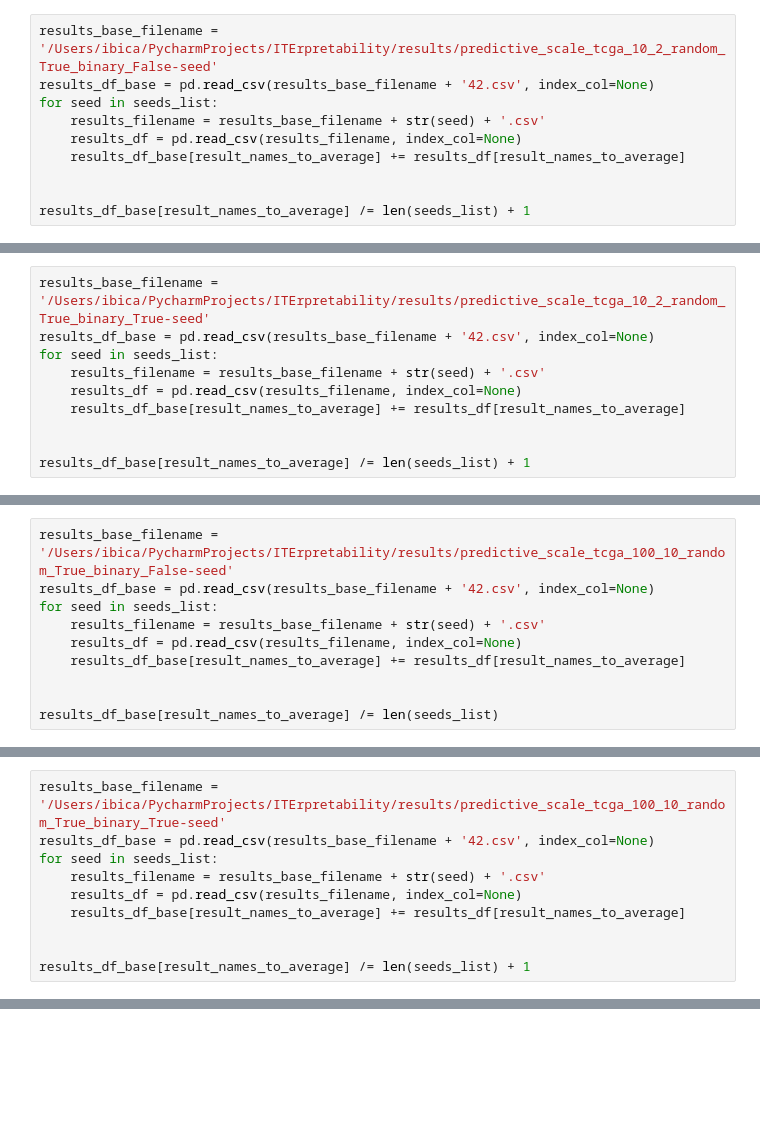
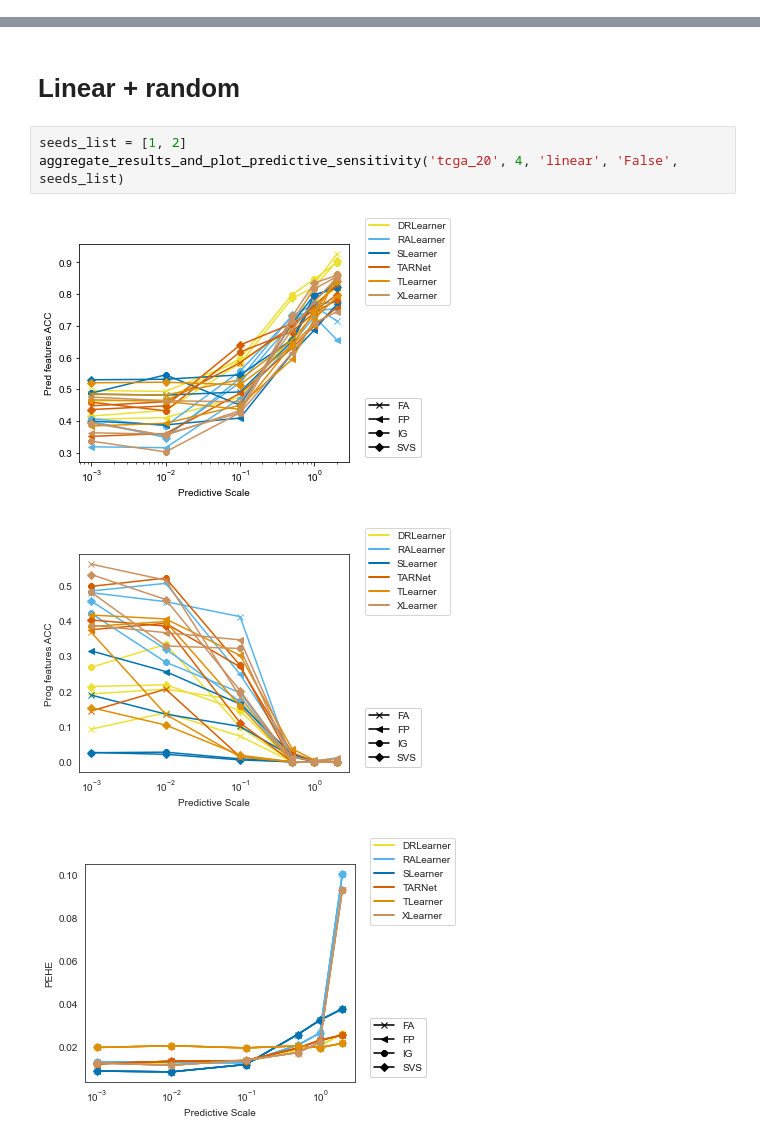
Before and after one commit to JonathanCrabbe/ITErpretability, a Jupyter notebook: analyze_results.ipynb, the cells around one changed output, grey strips where cells are left out. Drawn from its saved outputs; the diff is of its cells as text; blank space fills up the shorter version.

Commit message:
Jupyter notebooks for analyzing results and plots.

```diff
--- a/analyze_results.ipynb
+++ b/analyze_results.ipynb
@@ -23,11 +21 @@ seeds_list = [666, 25, 77, 55, 88, 99, 10, 2, 50]
 result_names_to_average = ['All features ACC', 'Pred features ACC', 'Prog features ACC', 'PEHE', 'Factual RMSE', 'Normalized PEHE']
-# %%
-results_base_filename = '/Users/ibica/PycharmProjects/ITErpretability/results/predictive_scale_tcga_10_2_random_True_binary_False-seed'
-results_df_base = pd.read_csv(results_base_filename + '42.csv', index_col=None)
-for seed in seeds_list:
-    results_filename = results_base_filename + str(seed) + '.csv'
-    results_df = pd.read_csv(results_filename, index_col=None)
-    results_df_base[result_names_to_average] += results_df[result_names_to_average]
-
-
-results_df_base[result_names_to_average] /= len(seeds_list) + 1
@@ -77,10 +21,0 @@ fig5 = dataframe_line_plot(
-# %%
-results_base_filename = '/Users/ibica/PycharmProjects/ITErpretability/results/predictive_scale_tcga_10_2_random_True_binary_True-seed'
-results_df_base = pd.read_csv(results_base_filename + '42.csv', index_col=None)
-for seed in seeds_list:
-    results_filename = results_base_filename + str(seed) + '.csv'
-    results_df = pd.read_csv(results_filename, index_col=None)
-    results_df_base[result_names_to_average] += results_df[result_names_to_average]
-
-
-results_df_base[result_names_to_average] /= len(seeds_list) + 1
@@ -121,10 +21,0 @@ fig4 = dataframe_line_plot(
-# %%
-results_base_filename = '/Users/ibica/PycharmProjects/ITErpretability/results/predictive_scale_tcga_100_10_random_True_binary_False-seed'
-results_df_base = pd.read_csv(results_base_filename + '42.csv', index_col=None)
-for seed in seeds_list:
-    results_filename = results_base_filename + str(seed) + '.csv'
-    results_df = pd.read_csv(results_filename, index_col=None)
-    results_df_base[result_names_to_average] += results_df[result_names_to_average]
-
-
-results_df_base[result_names_to_average] /= len(seeds_list)
@@ -165,10 +21,0 @@ fig4 = dataframe_line_plot(
-# %%
-results_base_filename = '/Users/ibica/PycharmProjects/ITErpretability/results/predictive_scale_tcga_100_10_random_True_binary_True-seed'
-results_df_base = pd.read_csv(results_base_filename + '42.csv', index_col=None)
-for seed in seeds_list:
-    results_filename = results_base_filename + str(seed) + '.csv'
-    results_df = pd.read_csv(results_filename, index_col=None)
-    results_df_base[result_names_to_average] += results_df[result_names_to_average]
-
-
-results_df_base[result_names_to_average] /= len(seeds_list) + 1
@@ -208,0 +85,9 @@ fig4 = dataframe_line_plot(
+# %% [markdown]
+# Linear + random
+# %%
+seeds_list = [1, 2]
+aggregate_results_and_plot_predictive_sensitivity('tcga_20', 4, 'linear', 'False', seeds_list)
+# %% [output]
+[figure, added]
+[figure, added]
+[figure, added]
```
Also changed, not shown: parts of 32 cells of this notebook, 1 other file.
